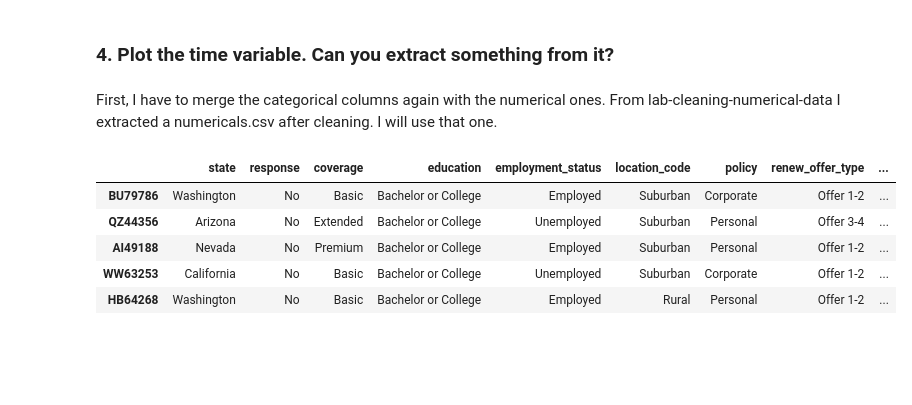
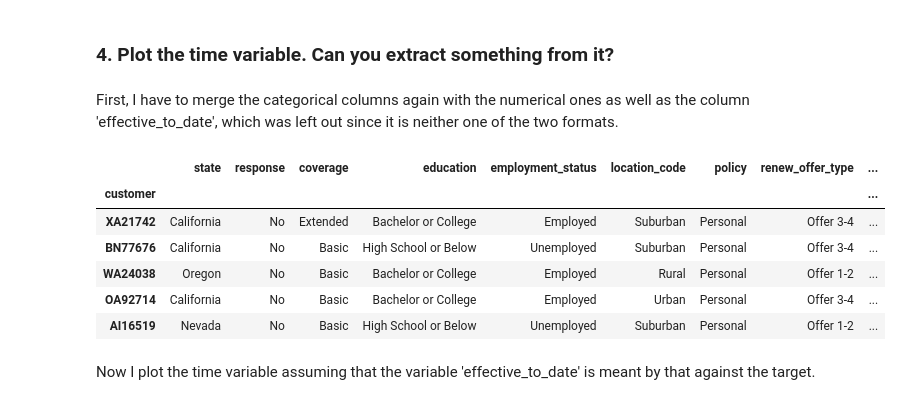
Before and after one commit to ieumann/lab-feature-extraction, a Jupyter notebook: lab-feature-extraction.ipynb, the cells around one changed output. Cells and saved outputs as stored; diff of their text form; code cells hidden in the pictures; blank space fills up the shorter version.

```diff
--- a/lab-feature-extraction.ipynb
+++ b/lab-feature-extraction.ipynb
@@ -559,4 +559,4 @@ I will keep both columns for now.
 # %% [markdown]
 ### 4. Plot the time variable. Can you extract something from it?
 # %% [markdown]
-First, I have to merge the categorical columns again with the numerical ones. From lab-cleaning-numerical-data I extracted a numericals.csv after cleaning. I will use that one.
+First, I have to merge the categorical columns again with the numerical ones as well as the column 'effective_to_date', which was left out since it is neither one of the two formats.
@@ -565,11 +563,14 @@ numericals = pd.read_csv('numericals.csv')
+# %%
+datetime_df = customer_df.select_dtypes(np.datetime64)
 # %%
 # I concatenate the datasets horizontally.
-customer_data = pd.concat([categoricals, numericals], axis=1)
-customer_data.head()
+customer_data = pd.concat([categoricals, datetime_df, numerical_df], axis=1)
+customer_data.sample(5)
 # %% [output]
 |  | state | response | coverage | education | employment_status | location_code | policy | renew_offer_type | ... |
-| BU79786 | Washington | No | Basic | Bachelor or College | Employed | Suburban | Corporate | Offer 1-2 | ... |
-| QZ44356 | Arizona | No | Extended | Bachelor or College | Unemployed | Suburban | Personal | Offer 3-4 | ... |
-| AI49188 | Nevada | No | Premium | Bachelor or College | Employed | Suburban | Personal | Offer 1-2 | ... |
-| WW63253 | California | No | Basic | Bachelor or College | Unemployed | Suburban | Corporate | Offer 1-2 | ... |
-| HB64268 | Washington | No | Basic | Bachelor or College | Employed | Rural | Personal | Offer 1-2 | ... |
+| customer |  |  |  |  |  |  |  |  | ... |
+| XA21742 | California | No | Extended | Bachelor or College | Employed | Suburban | Personal | Offer 3-4 | ... |
+| BN77676 | California | No | Basic | High School or Below | Unemployed | Suburban | Personal | Offer 3-4 | ... |
+| WA24038 | Oregon | No | Basic | Bachelor or College | Employed | Rural | Personal | Offer 1-2 | ... |
+| OA92714 | California | No | Basic | Bachelor or College | Employed | Urban | Personal | Offer 3-4 | ... |
+| AI16519 | Nevada | No | Basic | High School or Below | Unemployed | Suburban | Personal | Offer 1-2 | ... |
@@ -577,0 +577,2 @@ customer_data = customer_data.drop('Unnamed: 0', axis=1)
+# %% [markdown]
+Now I plot the time variable assuming that the variable 'effective_to_date' is meant by that against the target.
```
Also changed, not shown: parts of 8 cells of this notebook, 1 other file.
